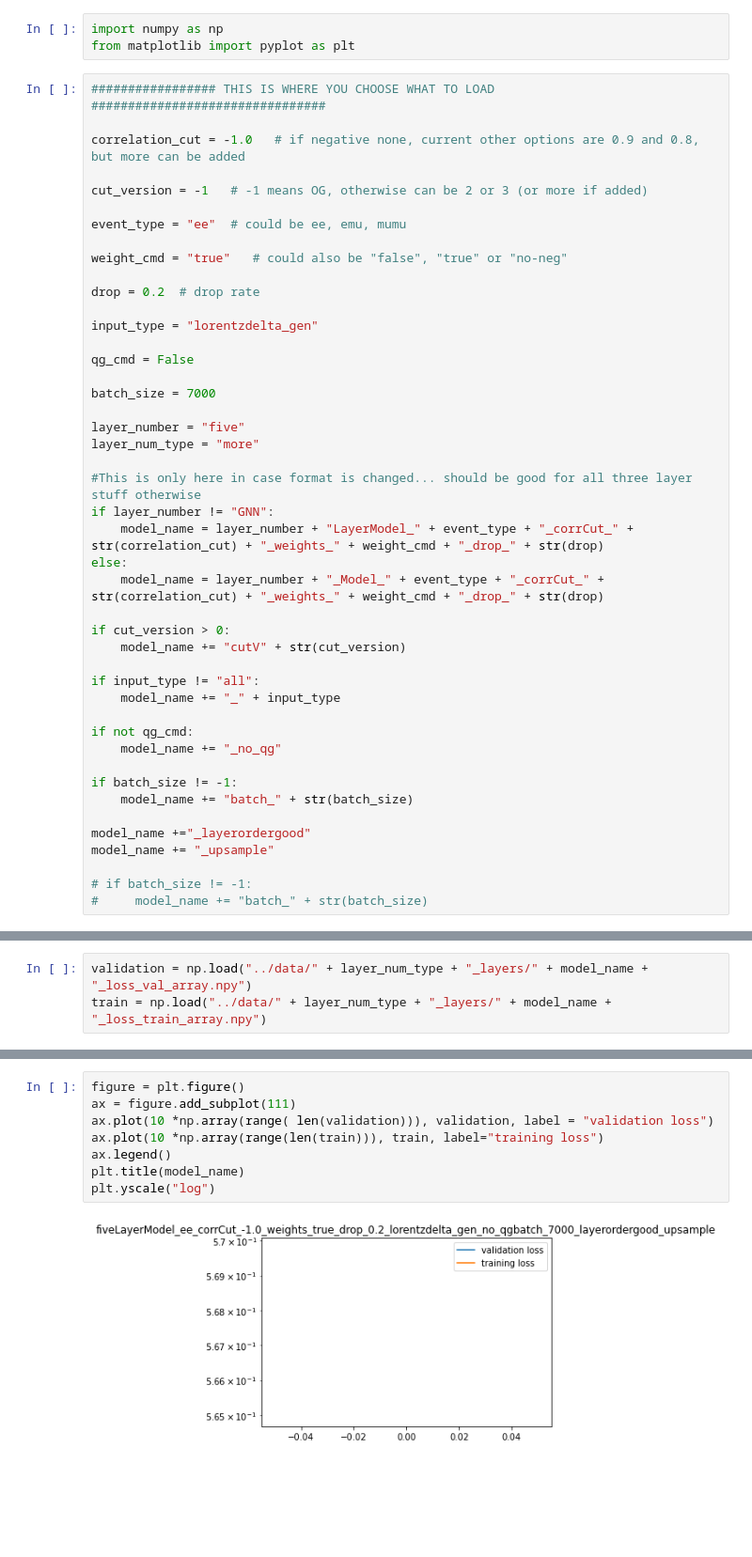
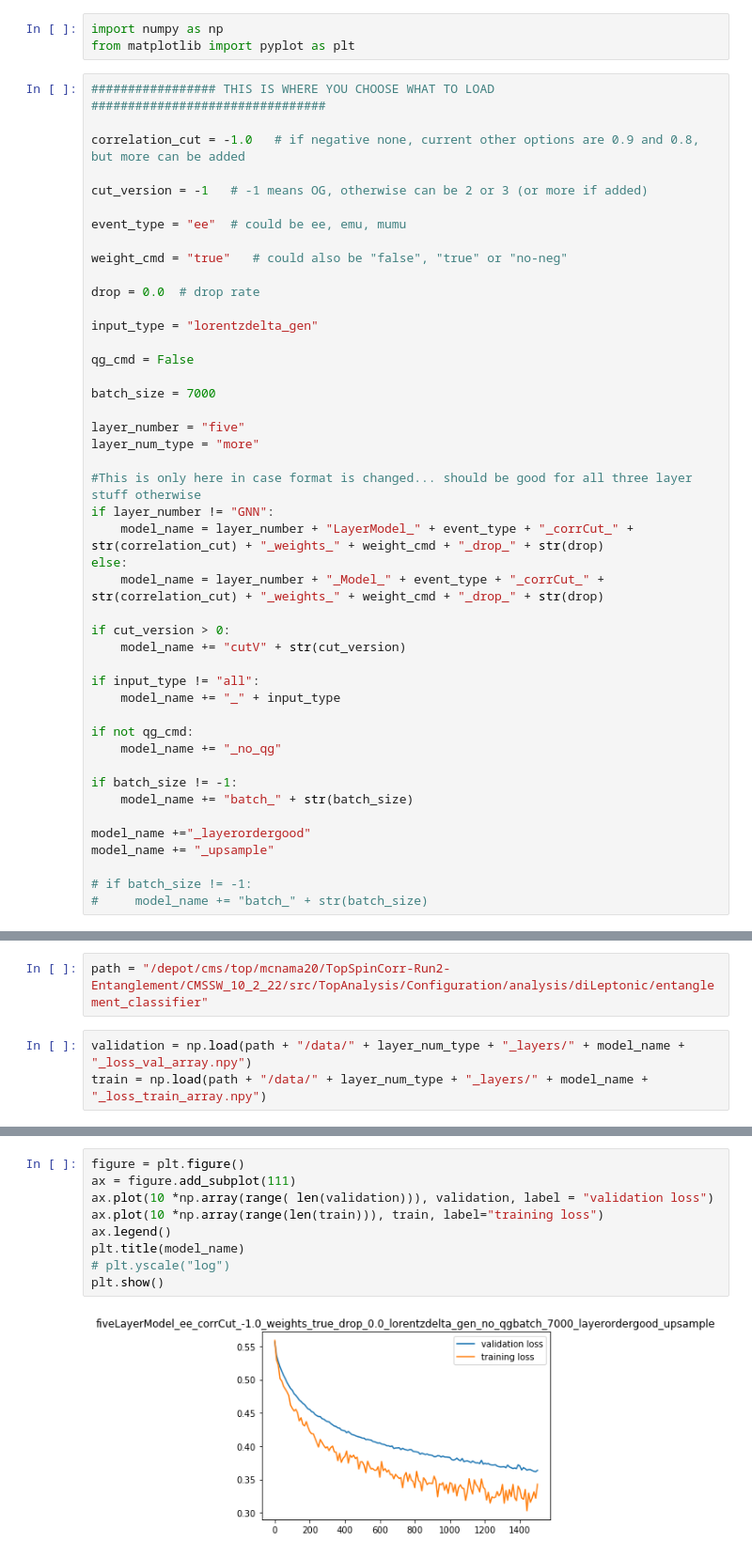
Before and after one commit to MeenakshiMcNamara/entanglement_classifier, a Jupyter notebook: analysis_code/create training plots.ipynb, the cells around one changed output, grey strips where cells are left out. Shown: that part at 94% size. Cells and saved outputs as stored; diff of their text form; blank space fills up the shorter version.

```diff
--- a/analysis_code/create training plots.ipynb
+++ b/analysis_code/create training plots.ipynb
@@ -12,7 +12,7 @@ event_type = "ee"  # could be ee, emu, mumu
 
 weight_cmd = "true"   # could also be "false", "true" or "no-neg"
 
-drop = 0.2  # drop rate
+drop = 0.0  # drop rate
 
 input_type = "lorentzdelta_gen"
 
@@ -53,3 +53,5 @@ model_name
+# %%
+path = "/depot/cms/top/mcnama20/TopSpinCorr-Run2-Entanglement/CMSSW_10_2_22/src/TopAnalysis/Configuration/analysis/diLeptonic/entanglement_classifier"
 # %%
-validation = np.load("../data/" + layer_num_type + "_layers/" + model_name + "_loss_val_array.npy")
-train = np.load("../data/" + layer_num_type + "_layers/" + model_name + "_loss_train_array.npy")
+validation = np.load(path + "/data/" + layer_num_type + "_layers/" + model_name + "_loss_val_array.npy")
+train = np.load(path + "/data/" + layer_num_type + "_layers/" + model_name + "_loss_train_array.npy")
@@ -64,13 +85,14 @@ array([0.56983107])
 # %%
 figure = plt.figure()
 ax = figure.add_subplot(111)
 ax.plot(10 *np.array(range( len(validation))), validation, label = "validation loss")
 ax.plot(10 *np.array(range(len(train))), train, label="training loss")
 ax.legend()
 plt.title(model_name)
-plt.yscale("log")
+# plt.yscale("log")
+plt.show()
 # %% [output]
-[figure, old version]
+[figure, new version]
 # %%
 min(validation)
 # %% [output]
```
Also changed, not shown: parts of 6 cells of this notebook, 3 other files.
